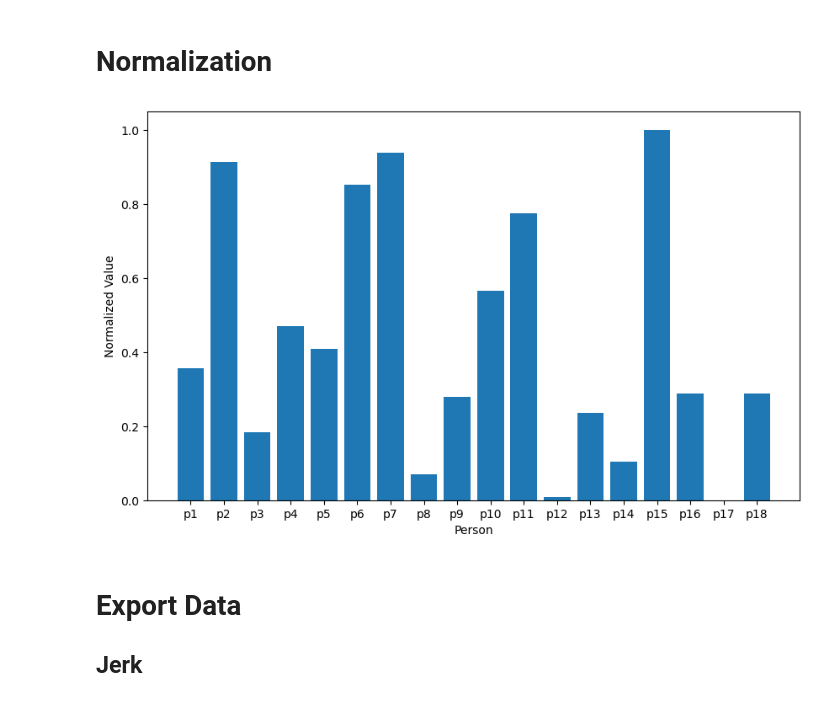
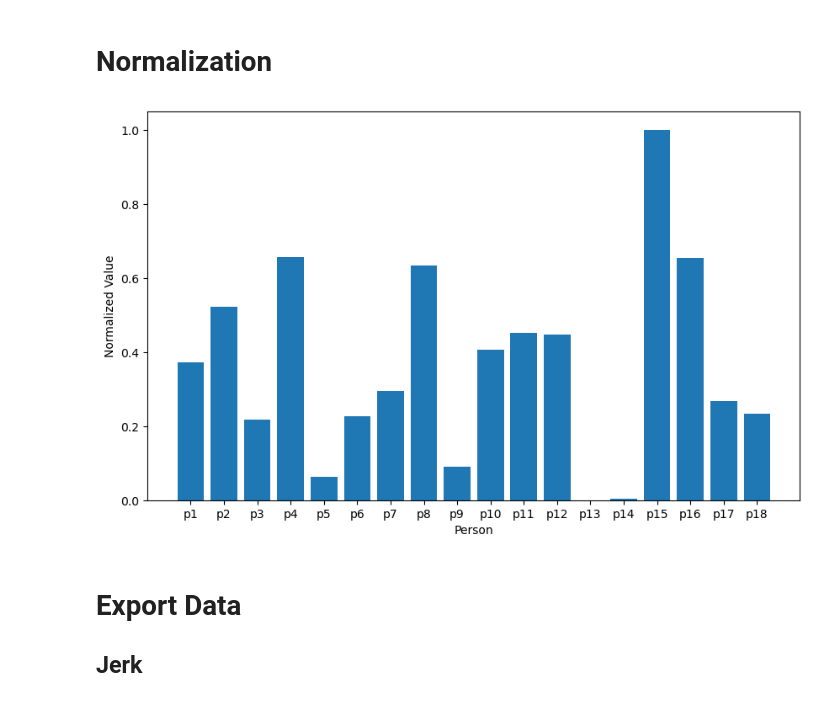
Before and after one commit to doertiboy/MasterStudy, a Jupyter notebook: FeatureExtraction.ipynb, the cells around one changed output. Cells and saved outputs as stored; diff of their text form; code cells hidden in the pictures.

```diff
--- a/FeatureExtraction.ipynb
+++ b/FeatureExtraction.ipynb
@@ -135,17 +139,19 @@ for person_name in acc_dict:
     # Calculate Jerk for each Section
     for axis in ['x', 'y', 'z', 'vector']:
         features_dataset = features_dict[person_name]
+        acc_data = acc_dict[person_name]
+        C = acc_dataset['C'].values
         section1 = acc_dataset[f'section_1_{axis}_jerk_normalized_global'][0:len(time_1)]
         section2 = acc_dataset[f'section_2_{axis}_jerk_normalized_global'][start_section_2  : start_section_3]
         section3 = acc_dataset[f'section_3_{axis}_jerk_normalized_global'][start_section_3 : len(time_1) + len(time_2) + len(time_3) + 1]
 
         # Integrate
-        integral_value_1 = trapz(np.abs(section1), time_1)
-        integral_value_2 = trapz(np.abs(section2), time_2)
-        integral_value_3 = trapz(np.abs(section3), time_3)
-        mean_jerk_1 = (1 / len(time_1)) * integral_value_1
-        mean_jerk_2 = (1 / len(time_2)) * integral_value_2
-        mean_jerk_3 = (1 / len(time_3)) * integral_value_3
+        integral_value_1 = trapz(section1 ** 2, time_1)
+        integral_value_2 = trapz(section2 ** 2, time_2)
+        integral_value_3 = trapz(section3 ** 2, time_3)
+        mean_jerk_1 = C * integral_value_1 #(1 / len(time_1)) *
+        mean_jerk_2 = C * integral_value_2 #(1 / len(time_2)) *
+        mean_jerk_3 = C * integral_value_3 #(1 / len(time_3)) *
 
         jerk_values[f'section_1_{axis}'][person_name] = mean_jerk_1
         jerk_values[f'section_2_{axis}'][person_name] = mean_jerk_2
@@ -399,17 +405,17 @@ Number of negative peaks in section_3: 59
 ... (24 outputs left out)
 # %%
 for person_name, features_dataset in features_dict.items():
-        features_dataset['pos_peaks'] = features_dataset['section_1_pos_peaks'] + features_dataset['section_2_pos_peaks'] + features_dataset['section_3_pos_peaks']
-        features_dataset['neg_peaks'] = features_dataset['section_1_neg_peaks'] + features_dataset['section_2_neg_peaks'] + features_dataset['section_3_neg_peaks']
+        features_dataset['pos_peaks'] = features_dataset['pos_peaks_1'] + features_dataset['pos_peaks_2'] + features_dataset['pos_peaks_3']
+        features_dataset['neg_peaks'] = features_dataset['neg_peaks_1'] + features_dataset['neg_peaks_2'] + features_dataset['neg_peaks_3']
 # %%
 # Initialize
-positive_peak_counts = {'section_1': [], 'section_2': [], 'section_3': []}
-negative_peak_counts = {'section_1': [], 'section_2': [], 'section_3': []}
+positive_peak_counts = {'1': [], '2': [], '3': []}
+negative_peak_counts = {'1': [], '2': [], '3': []}
 
 for person_name, acc_data in acc_dict.items():
-    for section_label in ['section_1', 'section_2', 'section_3']:
-        positive_peak_count_key = f'{section_label}_pos_peaks'
-        negative_peak_count_key = f'{section_label}_neg_peaks'
+    for section_label in ['1', '2', '3']:
+        positive_peak_count_key = f'pos_peaks_{section_label}'
+        negative_peak_count_key = f'neg_peaks_{section_label}'
 
         positive_peak_count = acc_data.get(positive_peak_count_key, 0)
         negative_peak_count = acc_data.get(negative_peak_count_key, 0)
@@ -420,21 +426,21 @@ for person_name, acc_data in acc_dict.items():
 fig, axes = plt.subplots(2, 3, figsize=(18, 8))
 
 # Positive Peaks
-for i, section_label in enumerate(['section_1', 'section_2', 'section_3']):
+for i, section_label in enumerate(['1', '2', '3']):
     colors = ['red' if gender == 'female' else 'blue' for gender in genders]
     ax = axes[0, i]
     ax.bar(np.arange(len(positive_peak_counts[section_label])), positive_peak_counts[section_label], color=colors)
-    ax.set_title(f'Positive Peaks - {section_label}')
+    ax.set_title(f'Positive Peaks - Section {section_label}')
     ax.set_ylabel('Amount of Peaks')
     ax.set_xticks(np.arange(len(positive_peak_counts[section_label])))
     ax.set_xticklabels(acc_dict.keys(), rotation=45)
 
 # Negative Peaks
-for i, section_label in enumerate(['section_1', 'section_2', 'section_3']):
+for i, section_label in enumerate(['1', '2', '3']):
     colors = ['red' if gender == 'female' else 'blue' for gender in genders]
     ax = axes[1, i]
     ax.bar(np.arange(len(negative_peak_counts[section_label])), negative_peak_counts[section_label], color=colors)
-    ax.set_title(f'Negative Peaks - {section_label}')
+    ax.set_title(f'Negative Peaks - Section {section_label}')
     ax.set_ylabel('Amount of Peaks')
     ax.set_xticks(np.arange(len(negative_peak_counts[section_label])))
     ax.set_xticklabels(acc_dict.keys(), rotation=45)
@@ -526,10 +528,10 @@ for feature in ['mean_jerk_x', 'mean_jerk_y', 'mean_jerk_z', 'mean_jerk_vector',
                 'mean_jerk_1_x', 'mean_jerk_1_y', 'mean_jerk_1_z', 'mean_jerk_1_vector',
                 'mean_jerk_2_x', 'mean_jerk_2_y', 'mean_jerk_2_z', 'mean_jerk_2_vector',
                 'mean_jerk_3_x', 'mean_jerk_3_y', 'mean_jerk_3_z', 'mean_jerk_3_vector',
-                'time',
+                'time', 'time_1', 'time_2', 'time_3',
                 'grasping_exploratory', 'grasping_performance', 'grasping_double',
-                'pos_peaks', 'section_1_pos_peaks', 'section_2_pos_peaks', 'section_3_pos_peaks',
-                'neg_peaks', 'section_1_neg_peaks', 'section_2_neg_peaks', 'section_3_neg_peaks']:
+                'pos_peaks', 'pos_peaks_1', 'pos_peaks_2', 'pos_peaks_3',
+                'neg_peaks', 'neg_peaks_1', 'neg_peaks_2', 'neg_peaks_3']:
     # Concatenate all values across all persons for the current feature
     concatenated_data = xr.concat([features_dict[key][feature] for key in features_dict], dim='person')
 
@@ -548,17 +550,17 @@ for person_name, dataset in features_dict.items():
         # Normalize the data for the current feature
         features_dict[person_name][feature] = (dataset[feature] - min_value) / (max_value - min_value)
 # %%
-mean_jerk_vector_values = [features_dict[person_name]['pos_peaks'].values for person_name in features_dict]
+mean_jerk_vector_values = [features_dict[person_name]['time_1'].values for person_name in features_dict]
 
 # Plot as a bar chart
 plt.figure(figsize=(10, 6))
 plt.bar(range(len(mean_jerk_vector_values)), mean_jerk_vector_values)
 plt.xlabel('Person')
 plt.ylabel('Normalized Value')
 plt.xticks(range(len(mean_jerk_vector_values)), list(features_dict.keys()))
 plt.show()
 # %% [output]
-[figure, old version]
+[figure, new version]
 # %% [markdown]
 # Export Data
 ## Jerk
```
Also changed, not shown: parts of 9 cells of this notebook, 8 other files.
